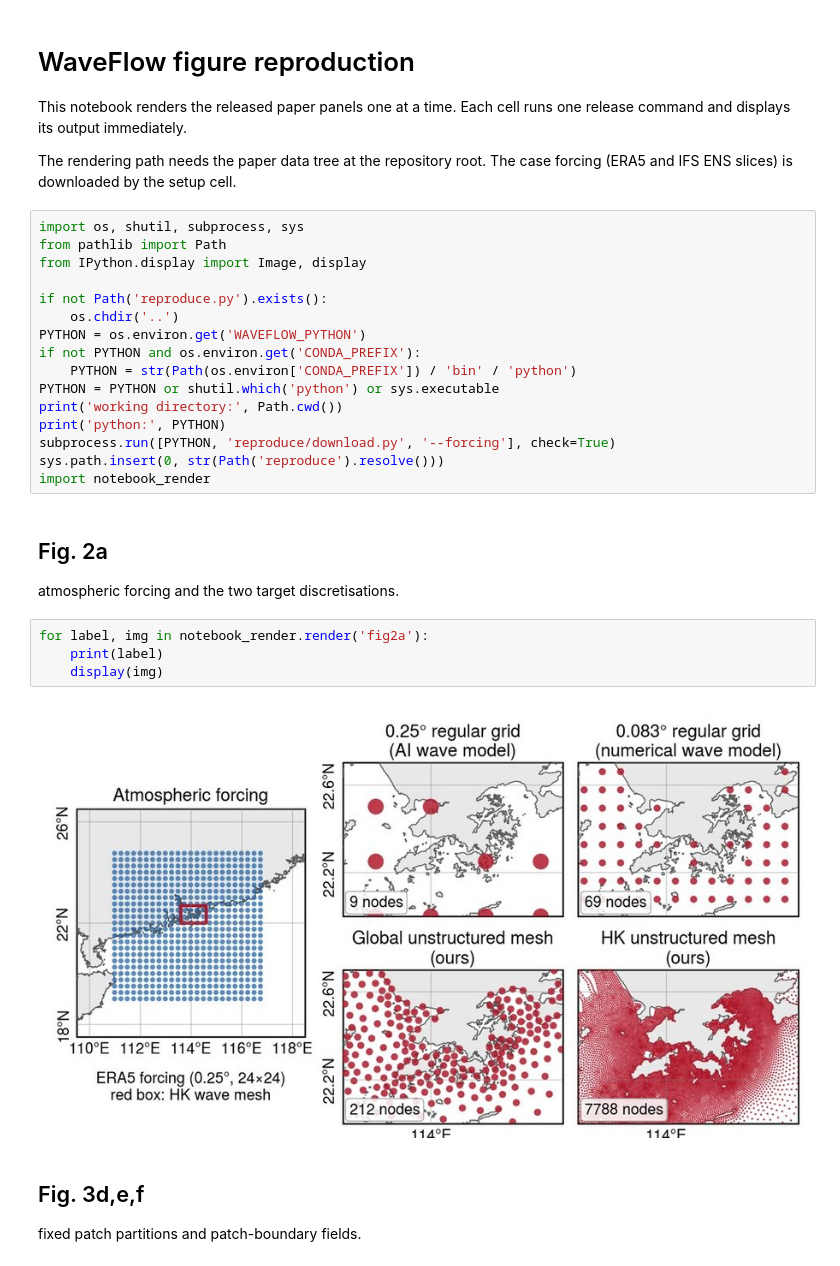
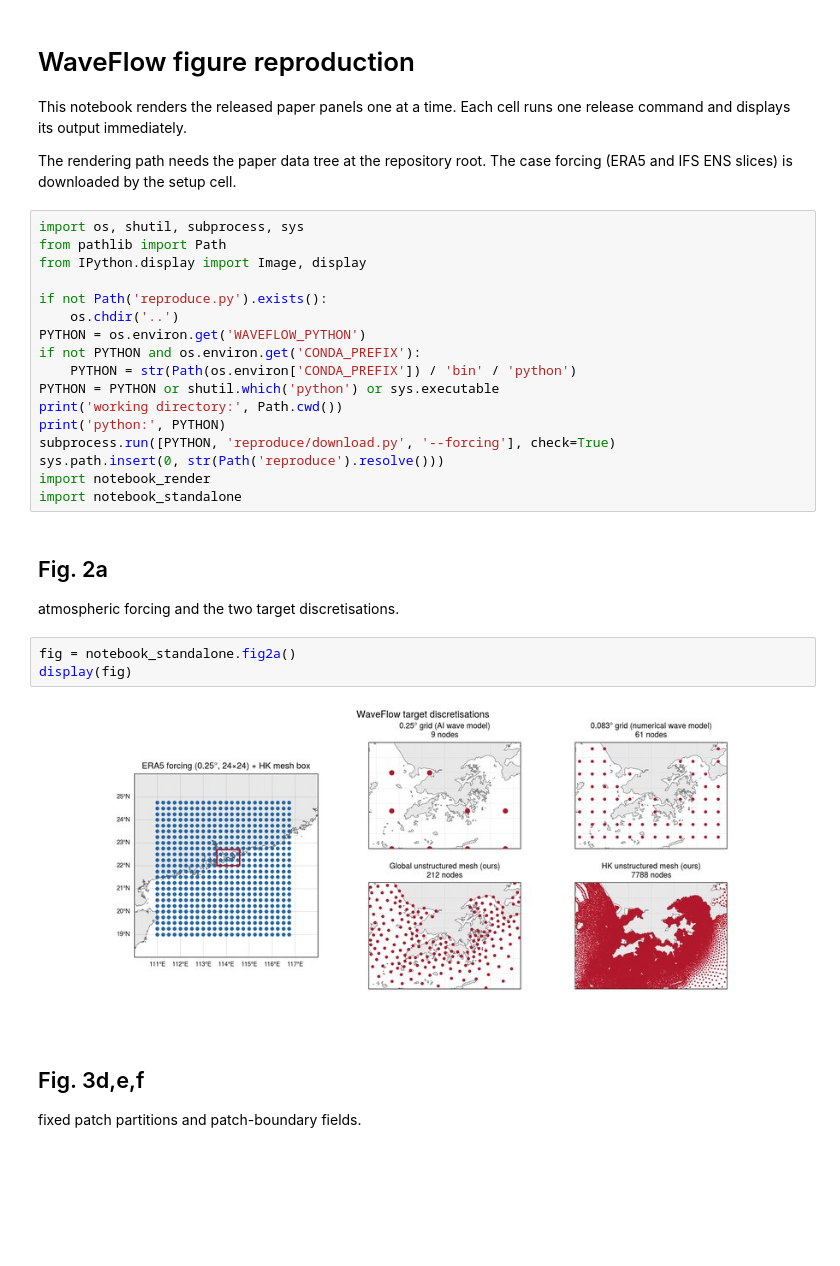
Before and after one commit to Leroy-Xiong/WaveFlow, a Jupyter notebook: notebooks/waveflow_reproduce.ipynb, the cells around one changed output. Cells and saved outputs as stored; diff of their text form; blank space fills up the shorter version.

Commit message:
feat: standalone Fig2a renderer in the notebook

```diff
--- a/notebooks/waveflow_reproduce.ipynb
+++ b/notebooks/waveflow_reproduce.ipynb
@@ -22,16 +22,16 @@ print('python:', PYTHON)
 subprocess.run([PYTHON, 'reproduce/download.py', '--forcing'], check=True)
 sys.path.insert(0, str(Path('reproduce').resolve()))
 import notebook_render
+import notebook_standalone
 # %% [markdown]
 ## Fig. 2a
 
 atmospheric forcing and the two target discretisations.
-# %%
-for label, img in notebook_render.render('fig2a'):
-    print(label)
-    display(img)
-# %% [output]
-[figure, removed]
+# %%
+fig = notebook_standalone.fig2a()
+display(fig)
+# %% [output]
+[figure, added]
 # %% [markdown]
 ## Fig. 3d,e,f
 
```
Also changed, not shown: 1 other file.
